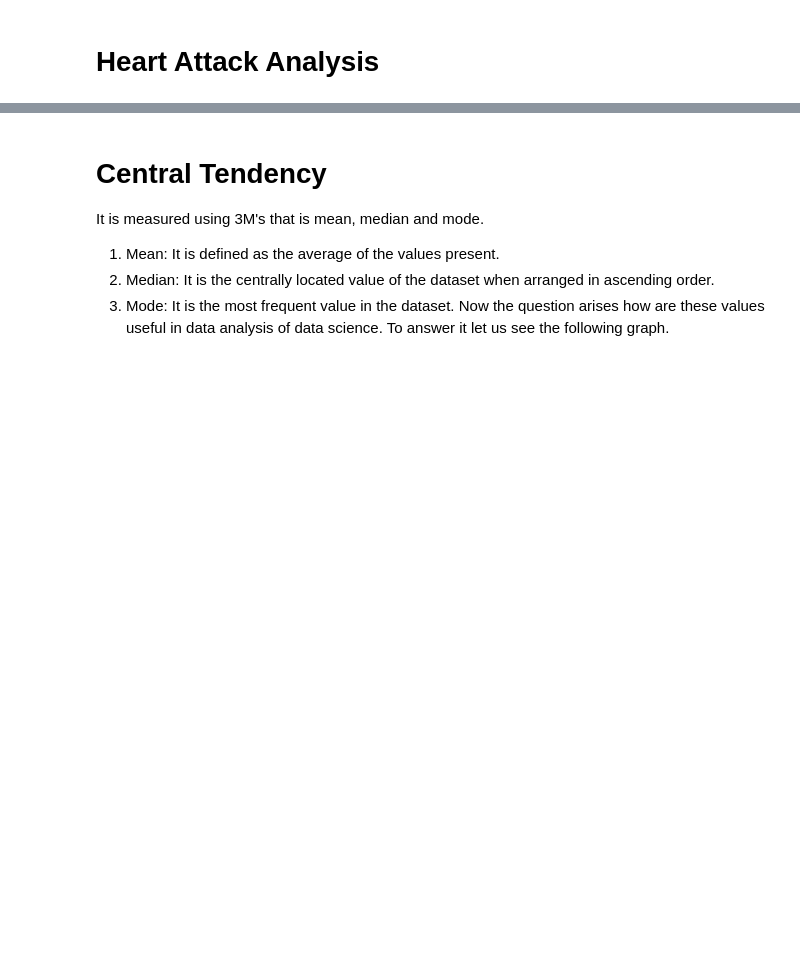
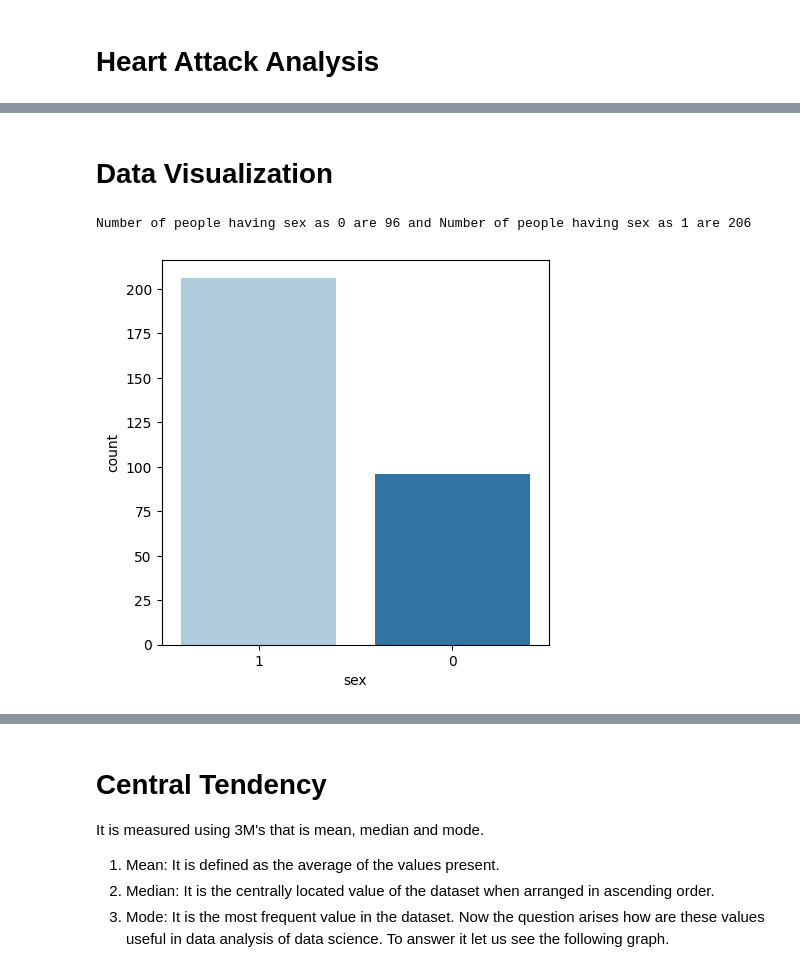
Before and after one commit to rifqinadzori/Heart-Attack-Analysis, a Jupyter notebook: Analysis.ipynb, the cells around one changed output, grey strips where cells are left out. Drawn from its saved outputs; the diff is of its cells as text; code cells hidden in the pictures; blank space fills up the shorter version.

```diff
--- a/Analysis.ipynb
+++ b/Analysis.ipynb
@@ -95,0 +131,12 @@ df.corr()
+# %% [markdown]
+# Data Visualization
+# %%
+#Breakdown Gender
+x=(df['sex'].value_counts())
+print(f'Number of people having sex as 0 are {x[0]} and Number of people having sex as 1 are {x[1]}')
+sns.countplot(data=df, x="sex",order=df['sex'].value_counts().index,palette='Paired')
+plt.rcParams['figure.figsize']=(5,5)
+plt.show()
+# %% [output]
+Number of people having sex as 0 are 96 and Number of people having sex as 1 are 206
+[figure, added]
```
Also changed, not shown: parts of 25 cells of this notebook, 1 other file.
